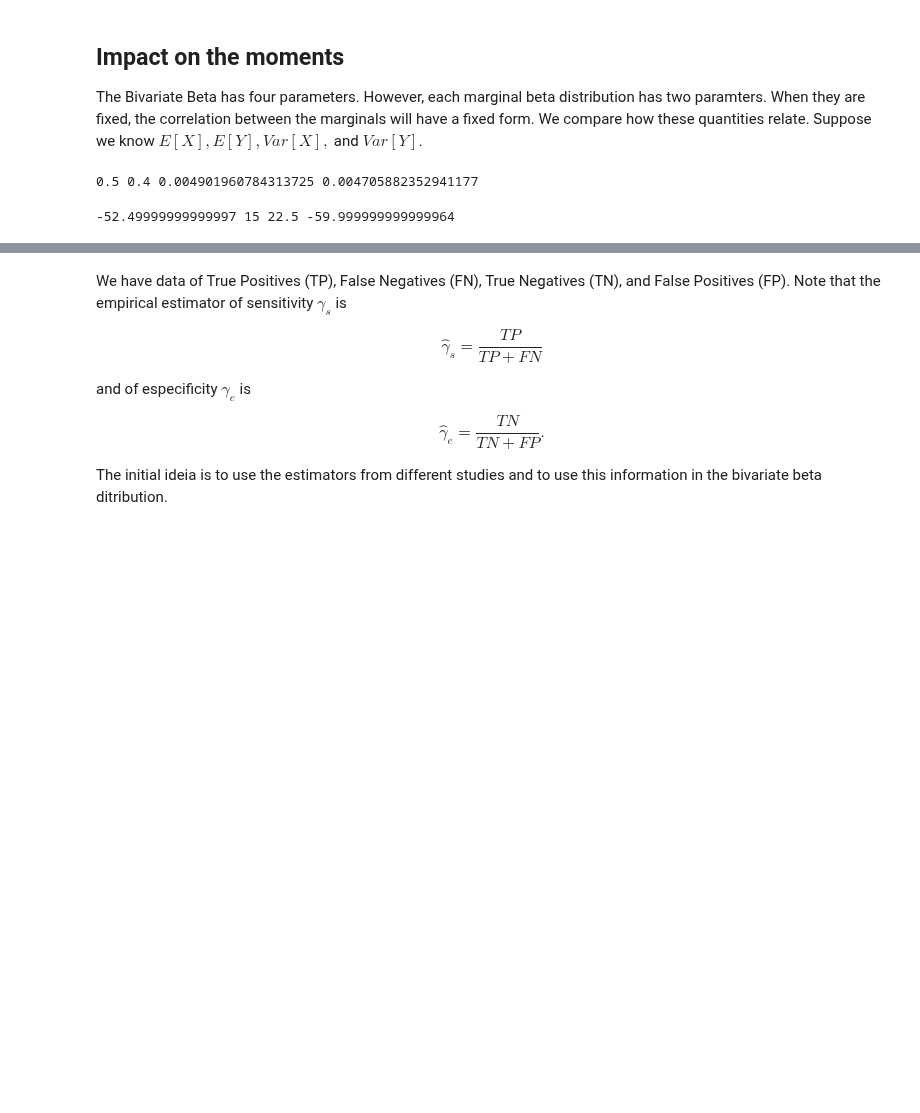
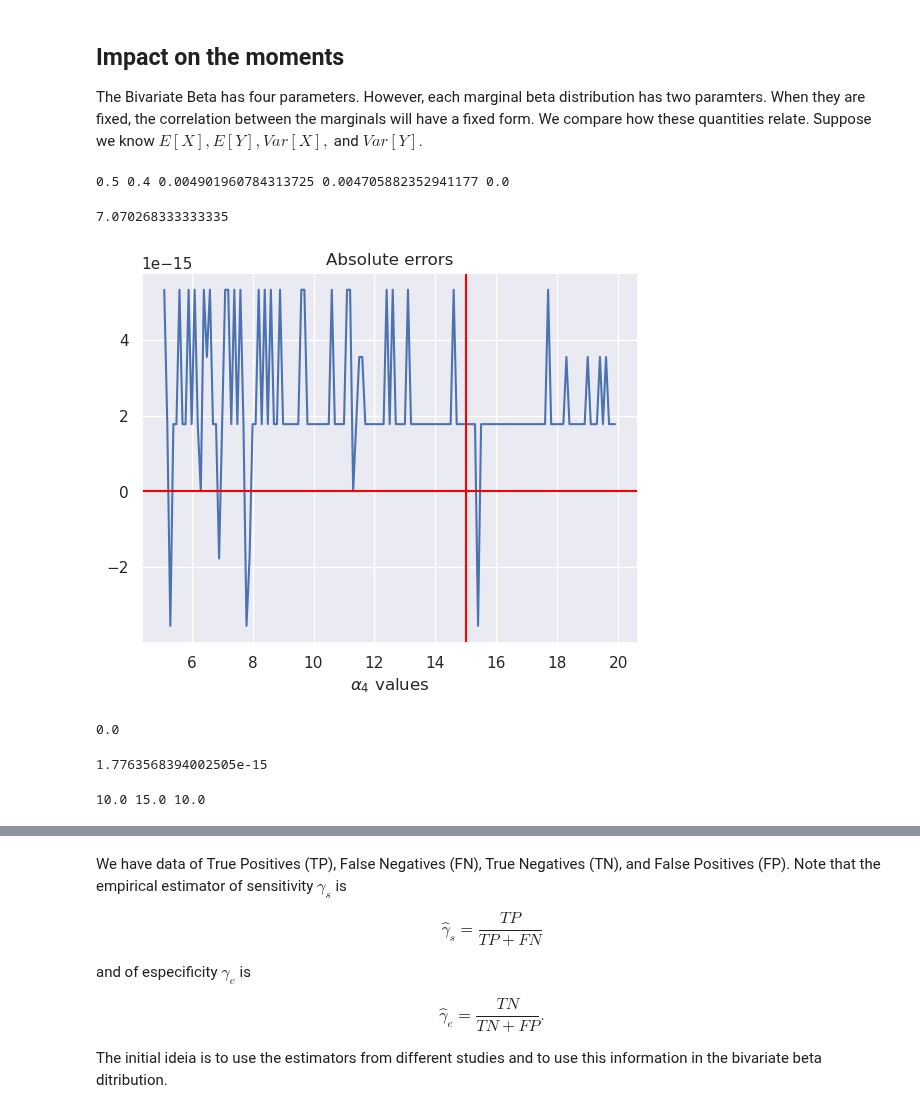
Before and after one commit to lucasmoschen/rds-bayesian-analysis-tcc, a Jupyter notebook: exercises/spec_sens/bivariate_diagnose_analysis.ipynb, the cells around one changed output, grey strips where cells are left out. Drawn from its saved outputs; the diff is of its cells as text; code cells hidden in the pictures; blank space fills up the shorter version.

```diff
--- a/exercises/spec_sens/bivariate_diagnose_analysis.ipynb
+++ b/exercises/spec_sens/bivariate_diagnose_analysis.ipynb
@@ -202,20 +203,64 @@ TODO
 
 The Bivariate Beta has four parameters. However, each marginal beta distribution has two paramters. When they are fixed, the correlation between the marginals will have a fixed form. We compare how these quantities relate. Suppose we know $E[X], E[Y], Var[X],$ and $Var[Y]$.
 # %%
-m1, m2, v1, v2, _ = moments_calculus([10, 15, 10, 15])
-print(m1, m2, v1, v2)
+m1, m2, v1, v2, cor = moments_calculus([10, 15, 10, 15])
+print(m1, m2, v1, v2, cor)
 # %% [output]
-0.5 0.4 0.004901960784313725 0.004705882352941177
+0.5 0.4 0.004901960784313725 0.004705882352941177 0.0
-# %%
-a2 = (1/(1-m1))*(m1 - 1 - (m1*m2*v1)/(m2*v1-m1*v2))
-a3 = (1/(1-m1))*(m1 + (m1*m1*v2)/(m2*v1-m1*v2))
-b2 = ((m2-1)*a2+m2-(m2*m2*v1)/(m2*v1-m1*v2))/((m2-1)*(a3+1)+(m1*m2*v2)/(m2*v1-m1*v2))
-
-alpha2 = 15
-alpha1 = (a2 - a3*b2)*alpha2
-alpha3 = -b2*alpha2
-alpha4 = -(m1*v2*b2 + m2*v1)/(m2*v1-m1*v2)*alpha2
-
-print(alpha1, alpha2, alpha3, alpha4)
-# %% [output]
--52.49999999999997 15 22.5 -59.999999999999964
+# %%
+def alpha3_func(alpha4, m1, m2, v1, v2):
+
+    b = v1*(1-m1 + 2*alpha4) - m1*(1-m1)*(1-m1)
+    delta = b*b - 4*v1*(alpha4*v1*(1-m1) - alpha4*m1*(1-m1)*(1-m1) + v1*alpha4*alpha4)
+    alpha3 = 0.5*(-b + np.sqrt(delta))/v1
+
+    return alpha3
+
+def alpha_1_2_func(alpha3, alpha4, m1, m2, v1, v2):
+
+    alpha1 = ((m1 + m2-1)*alpha3 + m2*alpha4)/(1-m1)
+    alpha2 = ((1-m2)*alpha3 + (m1-m2)*alpha4)/(1-m1)
+
+    return (alpha1, alpha2)
+
+def func(alpha4, m1, m2, v1, v2):
+
+    alpha3 = alpha3_func(alpha4, m1, m2, v1, v2)
+    alpha1, alpha2 = alpha_1_2_func(alpha3, alpha4, m1, m2, v1, v2)
+
+    if (alpha1 <= 0) or (alpha2 <= 0) or (alpha3 <= 0):
+        return np.inf
+
+    tilde_a = alpha1 + alpha2 + alpha3 + alpha4
+
+    return v2*(tilde_a*(tilde_a + 1)) - m2*(alpha2 + alpha4)
+# %%
+find_alpha = lambda m1, m2, v1, v2: brentq(f = func, a = 5.3, b = 19, args = (m1,m2,v1,v2))
+find_alpha(m1,m2,v1,v2)
+# %% [output]
+7.070268333333335
+# %%
+t = np.arange(0.1, 20, 0.1)
+plt.plot(t, [func(i, m1, m2, v1, v2) for i in t])
+plt.xlabel(r"$\alpha_4$ values")
+plt.title("Absolute errors")
+plt.axvline(15, color = 'red')
+plt.axhline(0, color = 'red')
+plt.show()
+# %% [output]
+[figure, added]
+# %%
+func(6.3, m1, m2, v1, v2)
+# %% [output]
+0.0
+# %%
+func(15, m1, m2, v1, v2)
+# %% [output]
+1.7763568394002505e-15
+# %%
+alpha4 = 15
+alpha3 = alpha3_func(alpha4, m1, m2, v1, v2)
+alpha1, alpha2 = alpha_1_2_func(alpha3, alpha4, m1, m2, v1, v2)
+print(alpha1, alpha2, alpha3)
+# %% [output]
+10.0 15.0 10.0
```
Also changed, not shown: parts of 15 cells of this notebook, 7 other files.
